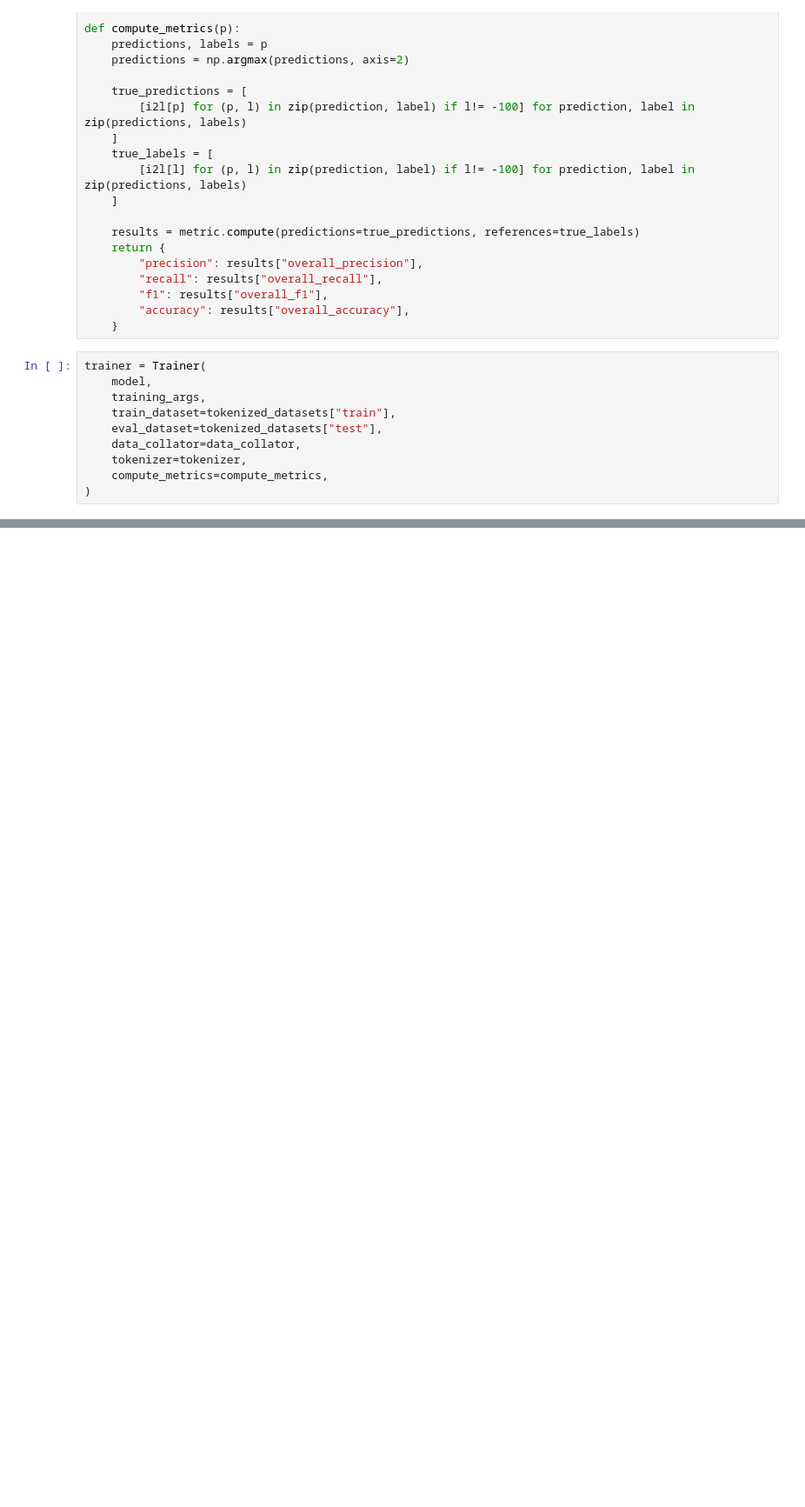
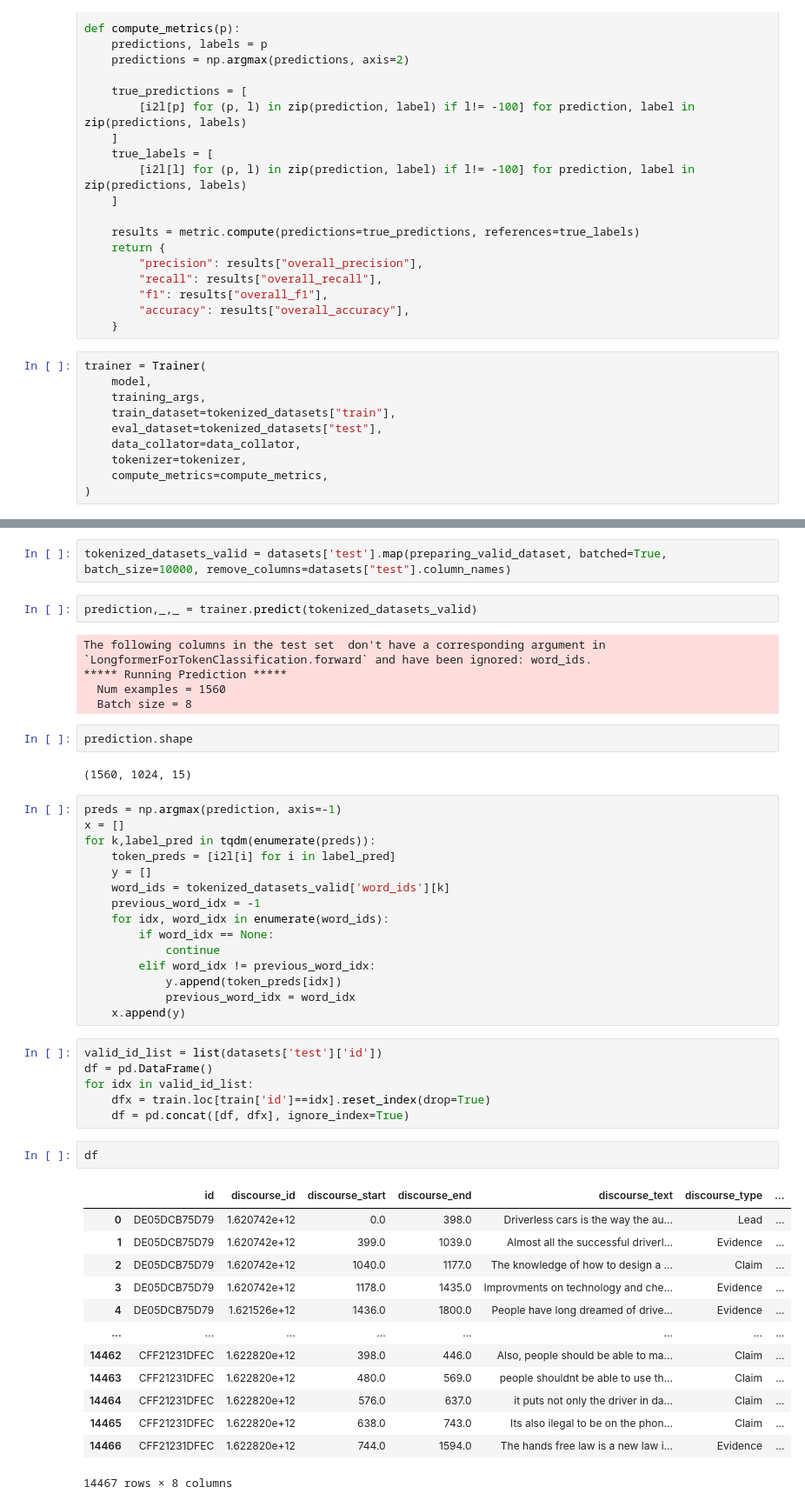
Before and after one commit to donggunseo/SCI-Kaggle, a Jupyter notebook: sdg_feedback_hf.ipynb, the cells around one changed output, grey strips where cells are left out. Shown at 87% size. Cells and saved outputs as stored; diff of their text form; blank space fills up the shorter version.

```diff
--- a/sdg_feedback_hf.ipynb
+++ b/sdg_feedback_hf.ipynb
@@ -316,0 +353,50 @@ torch.cuda.empty_cache()
+# %%
+tokenized_datasets_valid = datasets['test'].map(preparing_valid_dataset, batched=True, batch_size=10000, remove_columns=datasets["test"].column_names)
+# %%
+prediction,_,_ = trainer.predict(tokenized_datasets_valid)
+# %% [output]
+The following columns in the test set  don't have a corresponding argument in `LongformerForTokenClassification.forward` and have been ignored: word_ids.
+***** Running Prediction *****
+  Num examples = 1560
+  Batch size = 8
+# %%
+prediction.shape
+# %% [output]
+(1560, 1024, 15)
+# %%
+preds = np.argmax(prediction, axis=-1)
+x = []
+for k,label_pred in tqdm(enumerate(preds)):
+    token_preds = [i2l[i] for i in label_pred]
+    y = []
+    word_ids = tokenized_datasets_valid['word_ids'][k]
+    previous_word_idx = -1
+    for idx, word_idx in enumerate(word_ids):
+        if word_idx == None:
+            continue
+        elif word_idx != previous_word_idx:
+            y.append(token_preds[idx])
+            previous_word_idx = word_idx
+    x.append(y)
+# %%
+valid_id_list = list(datasets['test']['id'])
+df = pd.DataFrame()
+for idx in valid_id_list:
+    dfx = train.loc[train['id']==idx].reset_index(drop=True)
+    df = pd.concat([df, dfx], ignore_index=True)
+# %%
+df
+# %% [output]
+|  | id | discourse_id | discourse_start | discourse_end | discourse_text | discourse_type | ... |
+| 0 | DE05DCB75D79 | 1.620742e+12 | 0.0 | 398.0 | Driverless cars is the way the au... | Lead | ... |
+| 1 | DE05DCB75D79 | 1.620742e+12 | 399.0 | 1039.0 | Almost all the successful driverl... | Evidence | ... |
+| 2 | DE05DCB75D79 | 1.620742e+12 | 1040.0 | 1177.0 | The knowledge of how to design a ... | Claim | ... |
+| 3 | DE05DCB75D79 | 1.620742e+12 | 1178.0 | 1435.0 | Improvments on technology and che... | Evidence | ... |
+| 4 | DE05DCB75D79 | 1.621526e+12 | 1436.0 | 1800.0 | People have long dreamed of drive... | Evidence | ... |
+| ... | ... | ... | ... | ... | ... | ... | ... |
+| 14462 | CFF21231DFEC | 1.622820e+12 | 398.0 | 446.0 | Also, people should be able to ma... | Claim | ... |
+| 14463 | CFF21231DFEC | 1.622820e+12 | 480.0 | 569.0 | people shouldnt be able to use th... | Claim | ... |
+| 14464 | CFF21231DFEC | 1.622820e+12 | 576.0 | 637.0 | it puts not only the driver in da... | Claim | ... |
+| 14465 | CFF21231DFEC | 1.622820e+12 | 638.0 | 743.0 | Its also ilegal to be on the phon... | Claim | ... |
+| 14466 | CFF21231DFEC | 1.622820e+12 | 744.0 | 1594.0 | The hands free law is a new law i... | Evidence | ... |
+14467 rows × 8 columns
```
Also changed, not shown: parts of 13 cells of this notebook, 3 other files.
